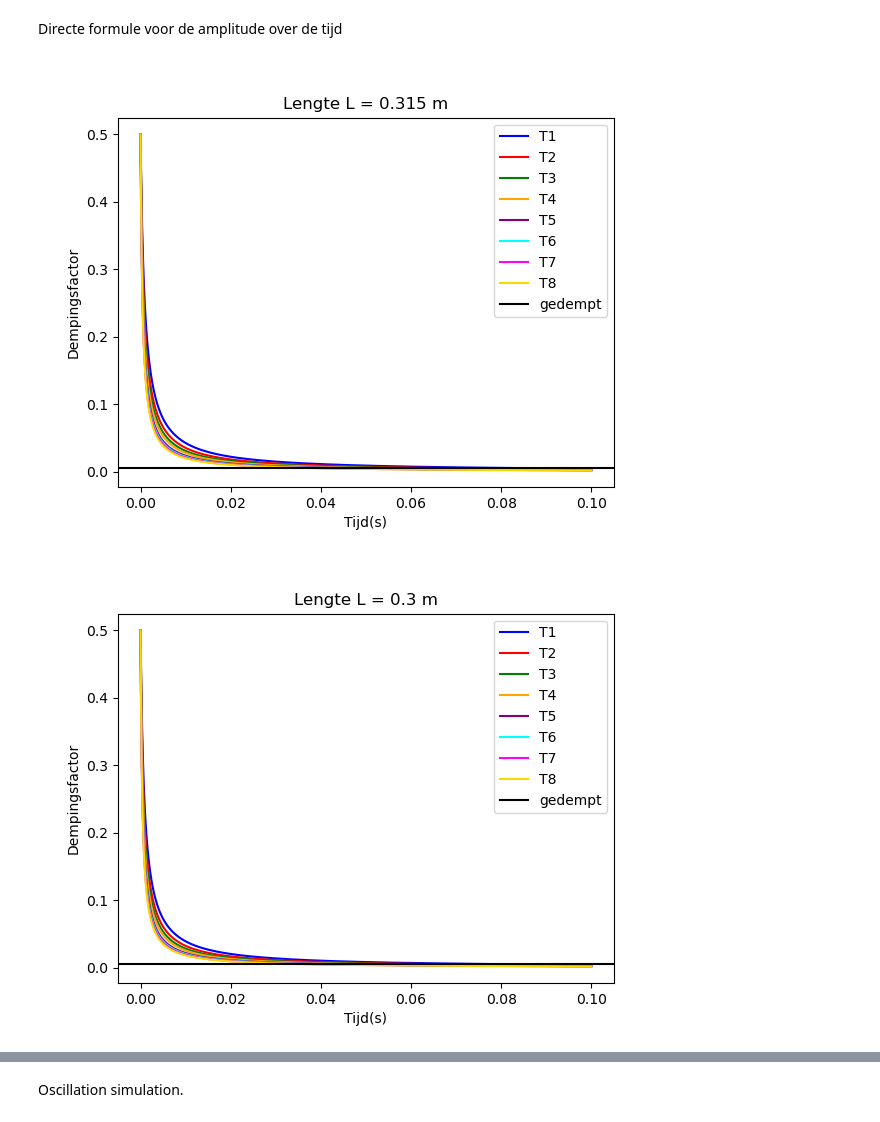
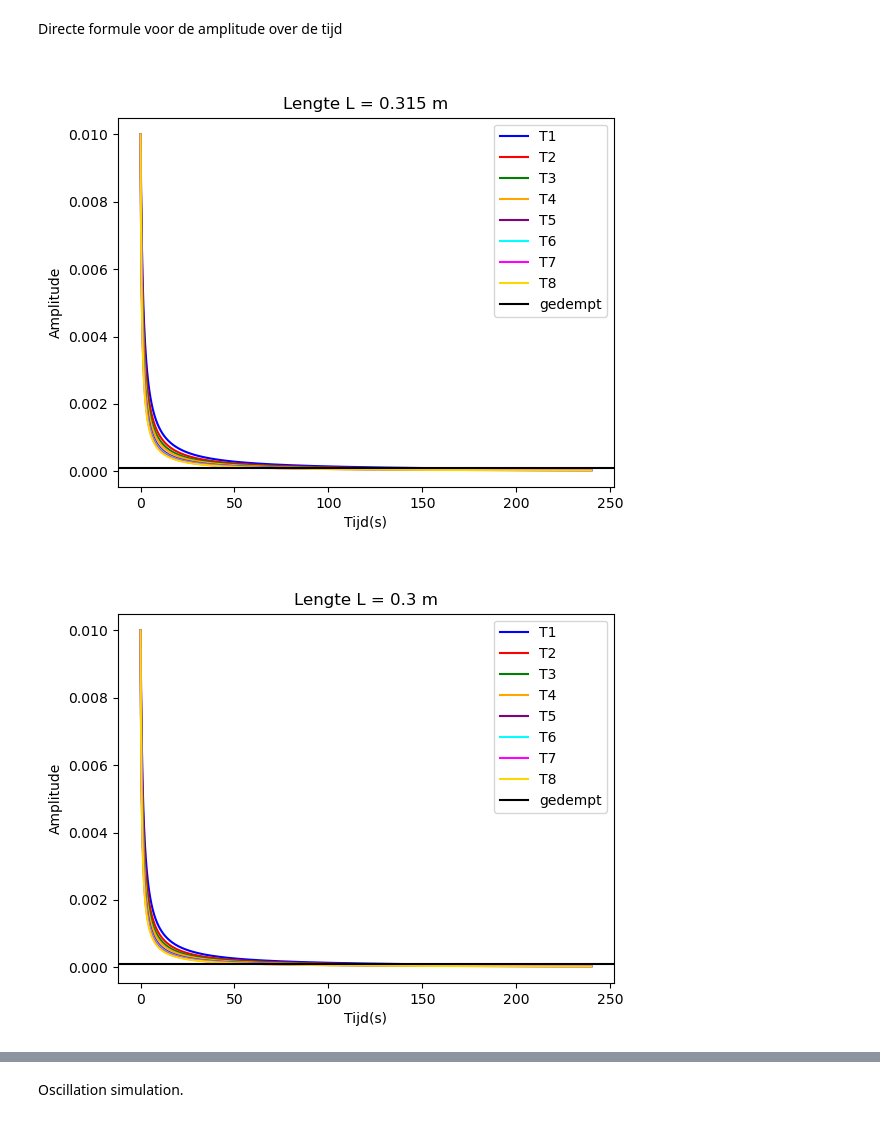
Before and after one commit to Spaantje5/Vibrating-String-Experiment, a Jupyter notebook: sims/duffing_sim.ipynb, the cells around one changed output, grey strips where cells are left out. Drawn from its saved outputs; the diff is of its cells as text; code cells hidden in the pictures.

```diff
--- a/sims/duffing_sim.ipynb
+++ b/sims/duffing_sim.ipynb
@@ -195,8 +195,8 @@ rho = 1.204
 D=0.002
 mu= 0.015
 n=1
-m1= 1046.7
-m2 = 1043.6
+m1= 1.0467
+m2 = 1.0436
 T1 = 9.81*4*m1
 T2 = 9.81*6*m1
 T3 = 9.81*8*m1
@@ -205,7 +205,7 @@ T5 = T4 +9.81*4*m2
 T6 = T4 +9.81*6*m2
 T7 = T4 +9.81*8*m2
 T8 = T4 +9.81*10*m2
-
+U_0=0.01
 def plot_demping(L):
     alpha1 = ((2*C_w*rho*D*n)/(3*mu*L**2))*np.sqrt(T1/mu)
     alpha2 =((2*C_w*rho*D*n)/(3*mu*L**2))*np.sqrt(T2/mu)
@@ -215,8 +215,8 @@ def plot_demping(L):
     alpha6 =((2*C_w*rho*D*n)/(3*mu*L**2))*np.sqrt(T6/mu)
     alpha7 =((2*C_w*rho*D*n)/(3*mu*L**2))*np.sqrt(T7/mu)
     alpha8 =((2*C_w*rho*D*n)/(3*mu*L**2))*np.sqrt(T8/mu)
-    U_0=0.5
-    t= np.array(np.linspace(0,0.1,2000))
+
+    t= np.array(np.linspace(0,240,20000))
     C_d1= np.array(1/((alpha1*U_0*t)+1))
     C_d2 = np.array(1/((alpha2*U_0*t)+1))
     C_d3= np.array(1/((alpha3*U_0*t)+1))
@@ -260,33 +260,34 @@ def plot_demping(L):
     def Amplitude6(C_d6,U_0):
         U6=U_0*C_d6
         return U6
 
     plt.plot(t,Amplitude6(C_d6,U_0),color="cyan",label="T6")
 
     def Amplitude7(C_d7,U_0):
         U7=U_0*C_d7
         return U7
 
     plt.plot(t,Amplitude7(C_d7,U_0),color="magenta",label="T7")
 
     def Amplitude8(C_d8,U_0):
         U8=U_0*C_d8
         return U8
 
     plt.plot(t,Amplitude8(C_d8,U_0),color="gold",label="T8")
 
     plt.axhline(0.01*U_0,color='0',label="gedempt")
     plt.xlabel("Tijd(s)")
-    plt.ylabel("Dempingsfactor")
+    plt.ylabel("Amplitude")
     plt.title(f"Lengte L = {L} m")
     plt.legend()
+    plt.savefig("Dempingsfactor.pdf", bbox_inches="tight")
     plt.show()
 L = [0.315, 0.300, 0.285,0.27,0.255]
 plot_demping(0.315)
 plot_demping(0.300)
 plot_demping(0.285)
 plot_demping(0.27)
 plot_demping(0.255)
 # %% [output]
-[figure, old version]
+[figure, new version]
-[figure, old version]
+[figure, new version]
```
Also changed, not shown: parts of 2 cells of this notebook, 5 other files.
